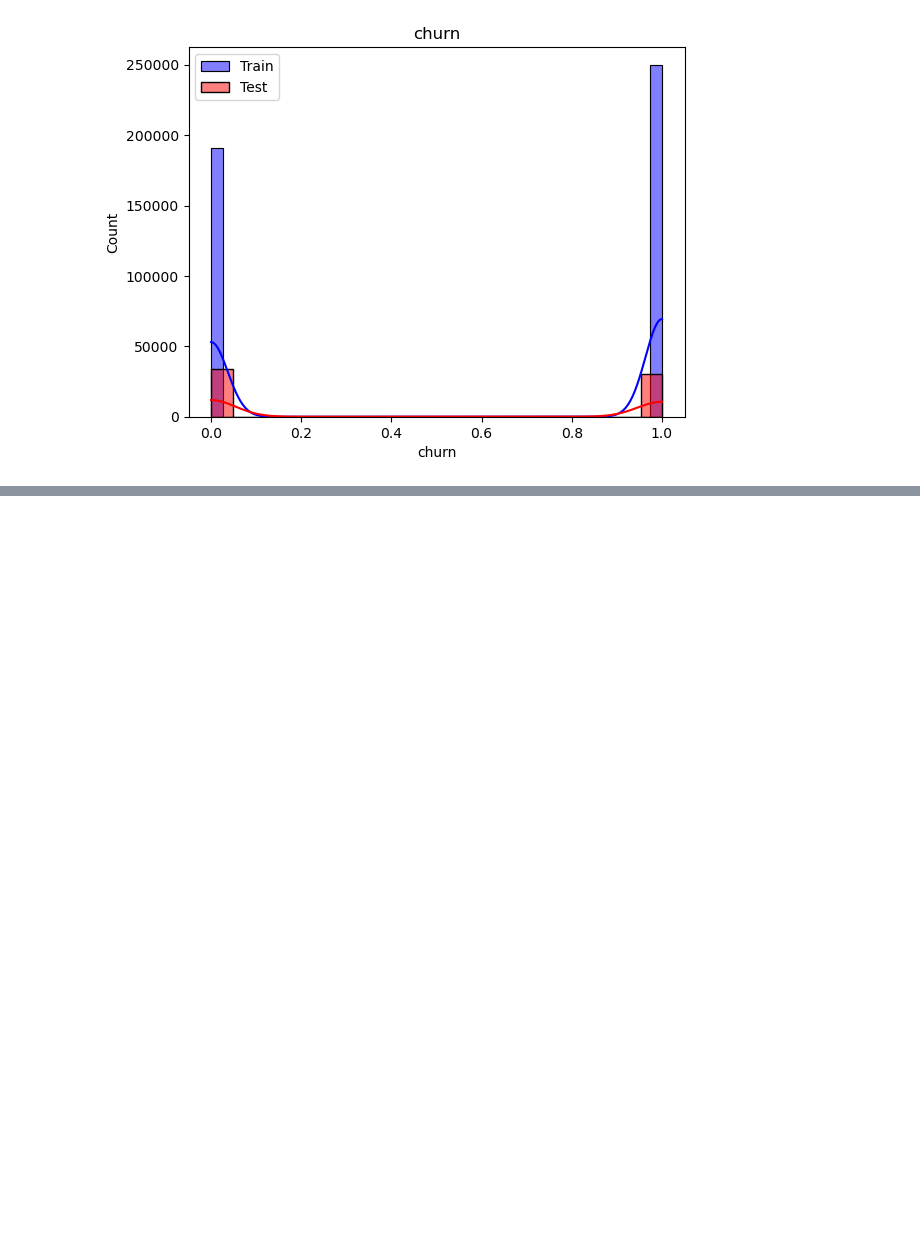
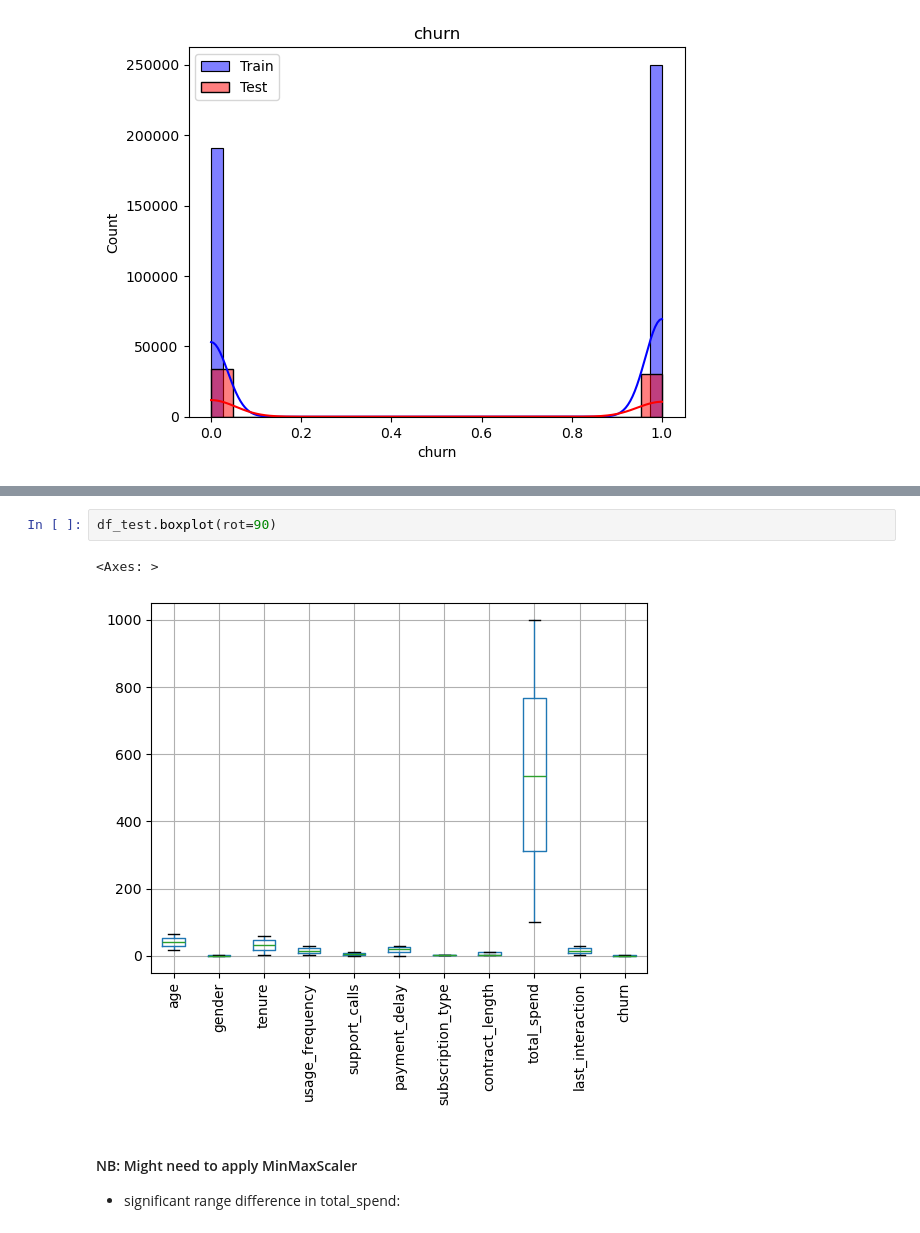
Before and after one commit to ndjo-byte/Machine_Learning_ChurnRate, a Jupyter notebook: Churn_Classifier_Project/notebooks/02_LimpiezaEDA/02_LimpiezaEDA.ipynb, the cells around one changed output, grey strips where cells are left out. Drawn from its saved outputs; the diff is of its cells as text; blank space fills up the shorter version.

```diff
--- a/Churn_Classifier_Project/notebooks/02_LimpiezaEDA/02_LimpiezaEDA.ipynb
+++ b/Churn_Classifier_Project/notebooks/02_LimpiezaEDA/02_LimpiezaEDA.ipynb
@@ -126,0 +135,8 @@ for column in df_train.columns:
+# %%
+df_test.boxplot(rot=90)
+# %% [output]
+<Axes: >
+[figure, added]
+# %% [markdown]
+#### NB: Might need to apply MinMaxScaler
+- significant range difference in total_spend:
```
Also changed, not shown: parts of 10 cells of this notebook, 5 other files.
